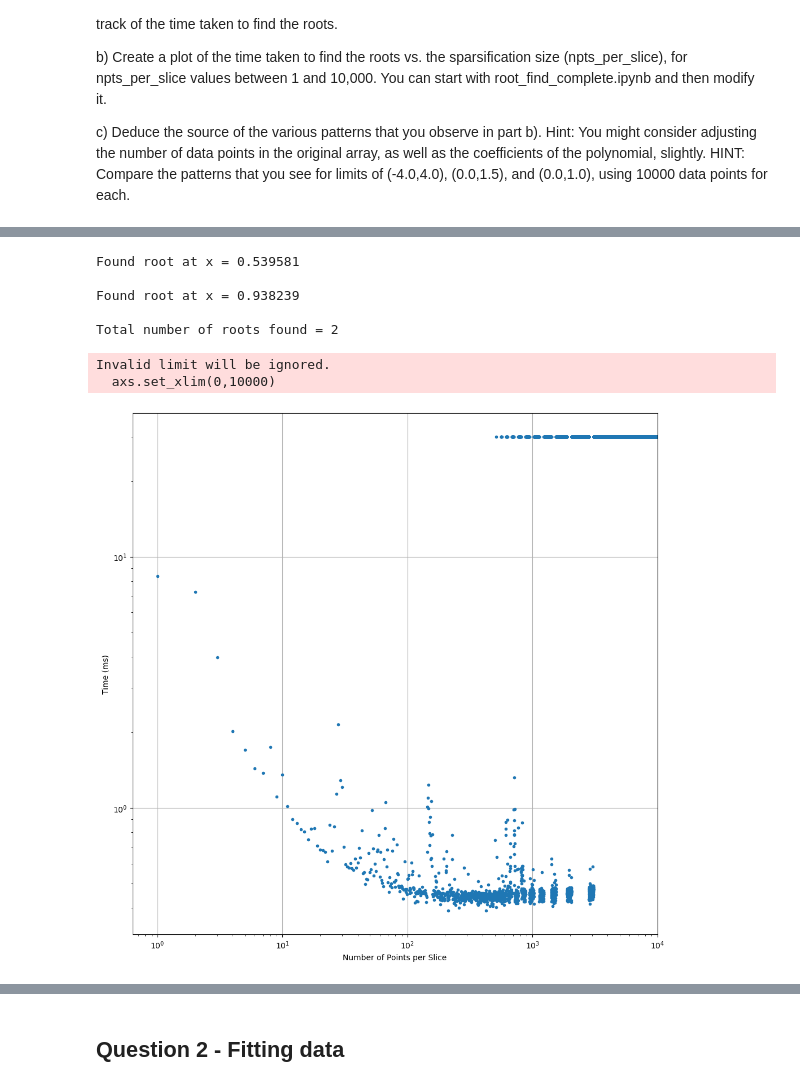
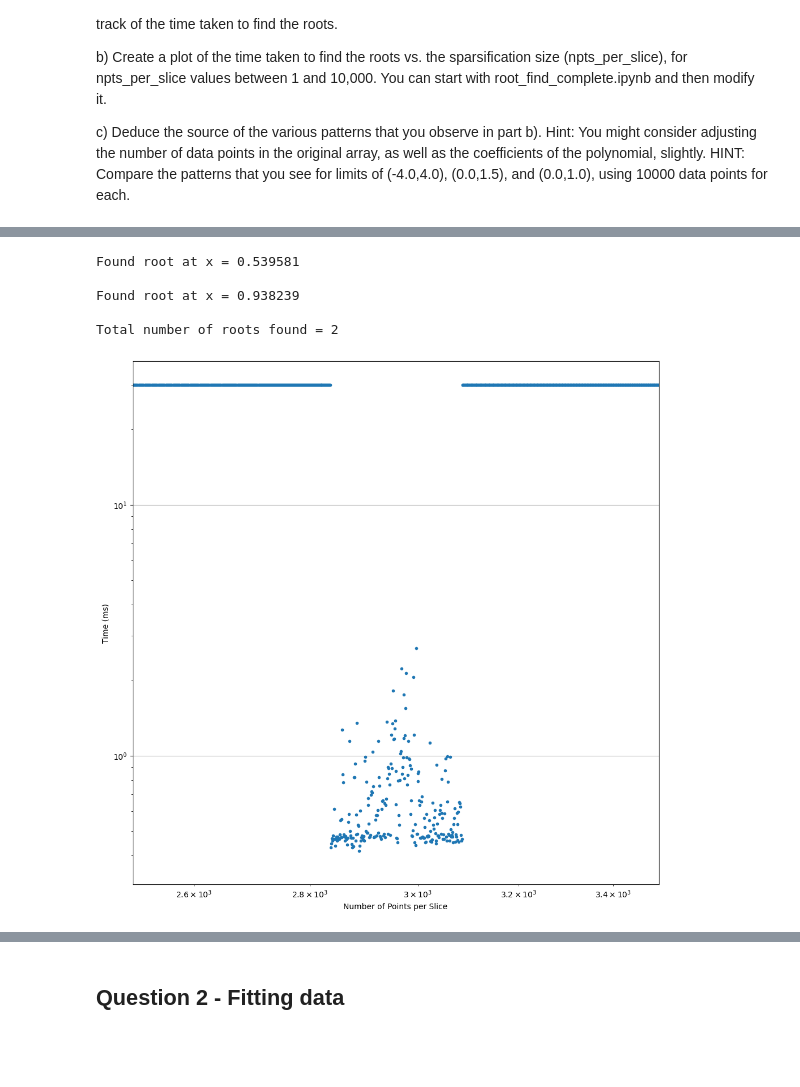
Before and after one commit to jakeb245/phys421, a Jupyter notebook: AssignmentTemplates/Assignment1_Template.ipynb, the cells around one changed output, grey strips where cells are left out. Saved outputs shown, nothing was run; the diff lists cells and outputs as text; code cells hidden in the pictures; blank space fills up the shorter version.

```diff
--- a/AssignmentTemplates/Assignment1_Template.ipynb
+++ b/AssignmentTemplates/Assignment1_Template.ipynb
@@ -204,37 +204,35 @@ for npts_per_slice in range(1,int(npoints)):
     if (npts_per_slice == 1):
         print ("Total number of roots found = %d\n" % nroots_found)
 
     xstep.append(nslice)
     xstep2.append(npts_per_slice)
 
     end = time.time()
 
     if (nroots_found == nroots_expected):
         ystep.append(1000.0*(end-start))
     else:
         ystep.append(30)
 
 # Generate the figure and the axes
 fig, axs = plt.subplots(nrows=1, ncols=1, figsize=(12,12))
 
 plt.yscale('log')
 plt.xscale('log')
 axs.plot(xstep2,ystep,'.')
 axs.set_ylabel('Time (ms)')
 axs.set_xlabel('Number of Points per Slice')
 axs.axhline()
 plt.grid(True)
-axs.set_xlim(0,10000)
+axs.set_xlim(2500,3500)
 plt.show()
 # %% [output]
 Found root at x = 0.539581
 
 Found root at x = 0.938239
 
 Total number of roots found = 2
-Invalid limit will be ignored.
-  axs.set_xlim(0,10000)
-[figure, old version]
+[figure, new version]
 # %% [markdown]
 ### Part c)
 
```
Also changed, not shown: parts of 11 cells of this notebook, 1 other file.
